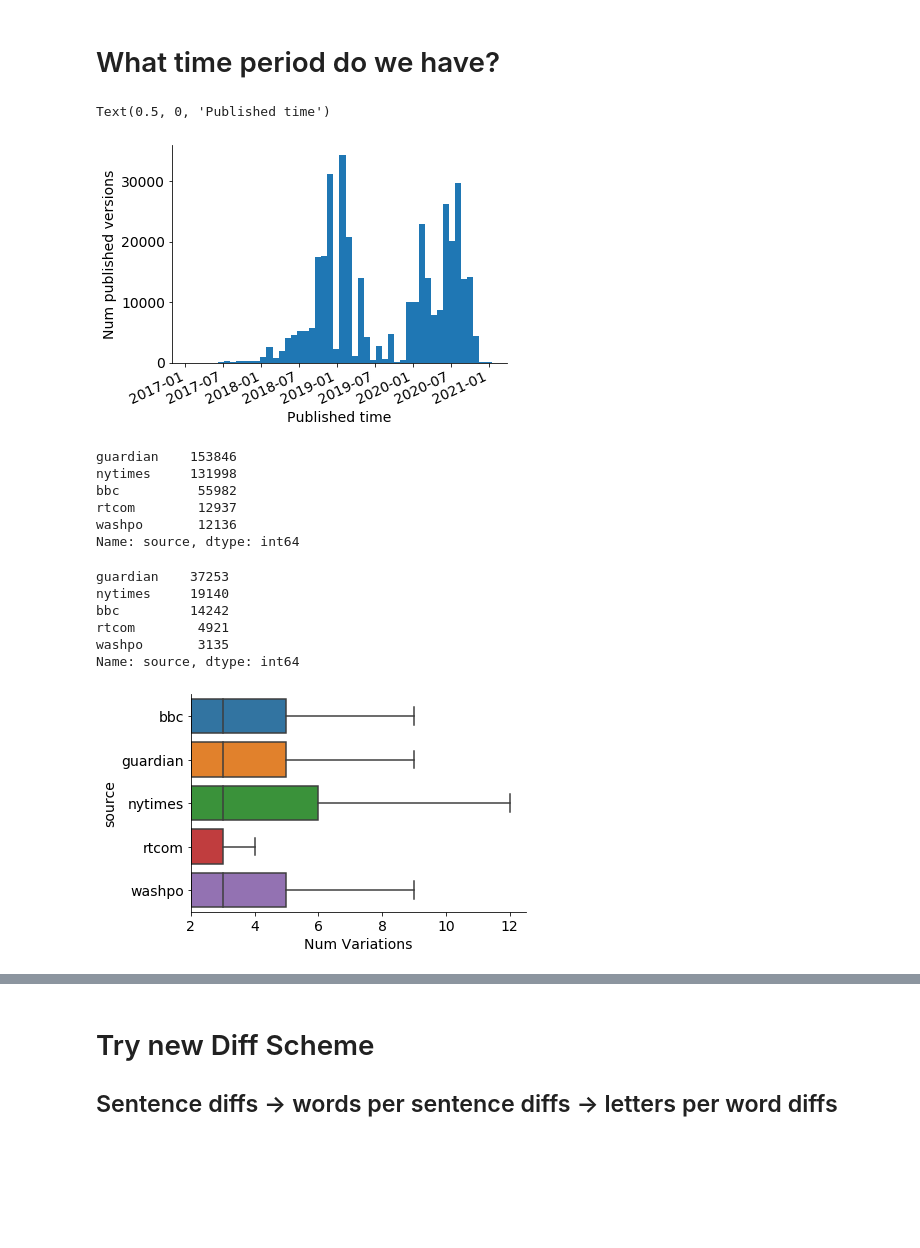
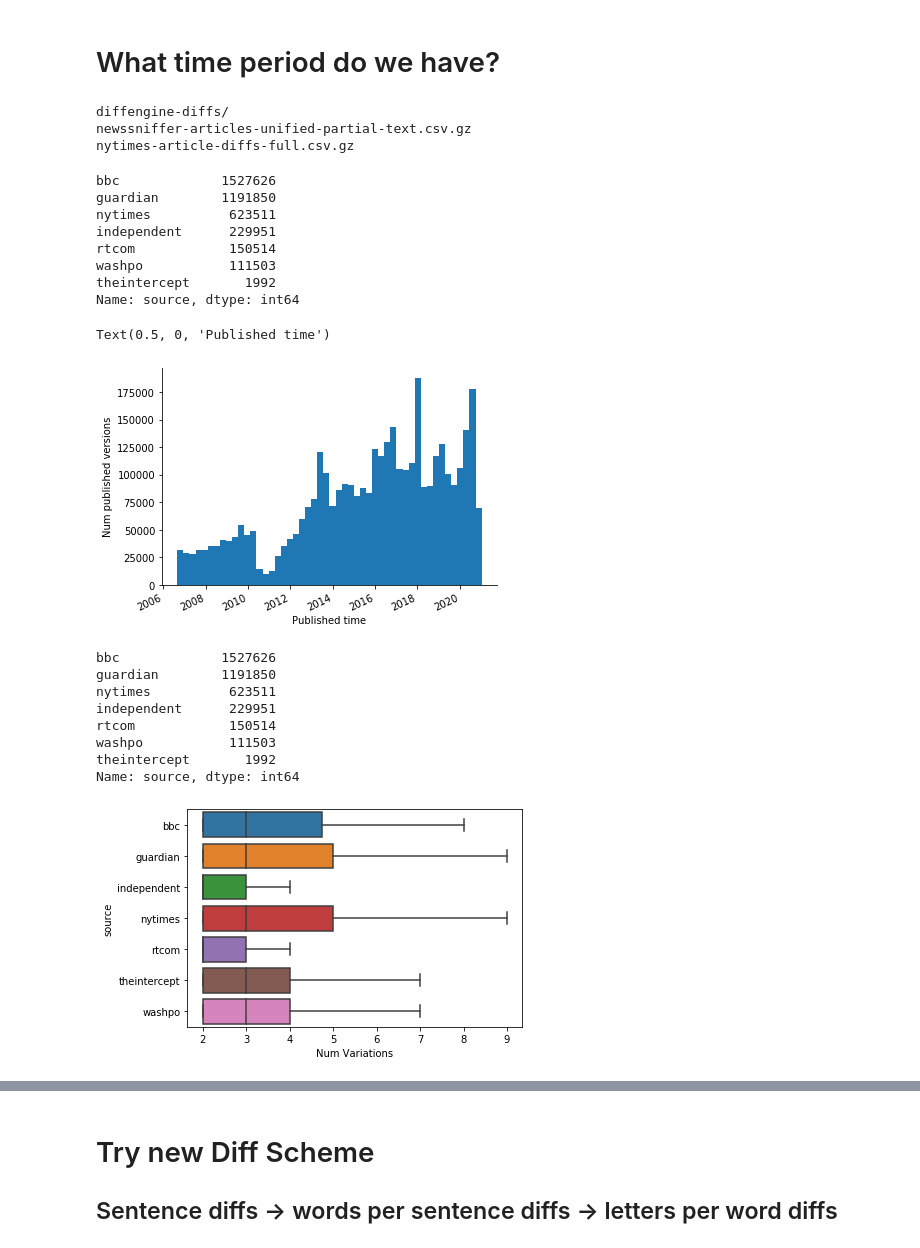
Before and after one commit to alex2awesome/edit-pathways, a Jupyter notebook: notebooks/2021-01-15__explore-newssniffer-diffs.ipynb, the cells around one changed output, grey strips where cells are left out. Cells and saved outputs as stored; diff of their text form; code cells hidden in the pictures; blank space fills up the shorter version.

```diff
--- a/notebooks/2021-01-15__explore-newssniffer-diffs.ipynb
+++ b/notebooks/2021-01-15__explore-newssniffer-diffs.ipynb
@@ -68,11 +690,36 @@ article_df['time'] = (
+# %%
+ls ../data/
+# %% [output]
+diffengine-diffs/
+newssniffer-articles-unified-partial-text.csv.gz
+nytimes-article-diffs-full.csv.gz
+# %%
+all_article_df = pd.read_csv('../data/newssniffer-articles-unified-partial-text.csv.gz')
+# %%
+all_article_df['source'].value_counts()
+# %% [output]
+bbc             1527626
+guardian        1191850
+nytimes          623511
+independent      229951
+rtcom            150514
+washpo           111503
+theintercept       1992
+Name: source, dtype: int64
+# %%
+all_article_df = all_article_df.merge(
+    version_counts_df.drop('source', axis=1).rename(columns={'version': 'num_versions'}),
+    left_on='article_id',
+    right_on='article_id'
+)
 # %%
-ax = article_df['time'].hist(bins=50)
+ax = all_article_df['time'].hist(bins=50)
 ax.grid(False)
 ax.spines['right'].set_visible(False)
 ax.spines['top'].set_visible(False)
 plt.xticks(rotation=25, horizontalalignment='right')
 plt.ylabel('Num published versions')
 plt.xlabel('Published time')
 # %% [output]
 Text(0.5, 0, 'Published time')
-[figure, old version]
+[figure, new version]
@@ -81,32 +726,24 @@ article_df['version'] = article_df['version'].str.split().str.get(1).astype(int)
 # %%
-article_df['source'].value_counts()
+all_article_df['source'].value_counts()
 # %% [output]
-guardian    153846
-nytimes     131998
-bbc          55982
-rtcom        12937
-washpo       12136
+bbc             1527626
+guardian        1191850
+nytimes          623511
+independent      229951
+rtcom            150514
+washpo           111503
+theintercept       1992
 Name: source, dtype: int64
-# %%
-article_df.drop_duplicates('article_id')['source'].value_counts()
-# %% [output]
-guardian    37253
-nytimes     19140
-bbc         14242
-rtcom        4921
-washpo       3135
-Name: source, dtype: int64
 # %%
-ax = (article_df
+version_counts_df = (all_article_df
  .groupby(['source', 'article_id'])['version'].aggregate(len)
  .reset_index()
- .pipe(lambda df:
-      sns.boxplot(data=df, y='source', x='version', showfliers=False)
-      )
 )
-ax.set_xlim(2, 12.5)
+
+sns.boxplot(data=version_counts_df.loc[lambda df: df['version'] > 1], y='source', x='version', showfliers=False)
+# ax.set_xlim(2, 12.5)
 ax.spines['right'].set_visible(False)
 ax.spines['top'].set_visible(False)
 plt.xlabel('Num Variations');
 # %% [output]
-[figure, old version]
+[figure, new version]
```
Also changed, not shown: parts of 109 cells of this notebook, 10 other files.
